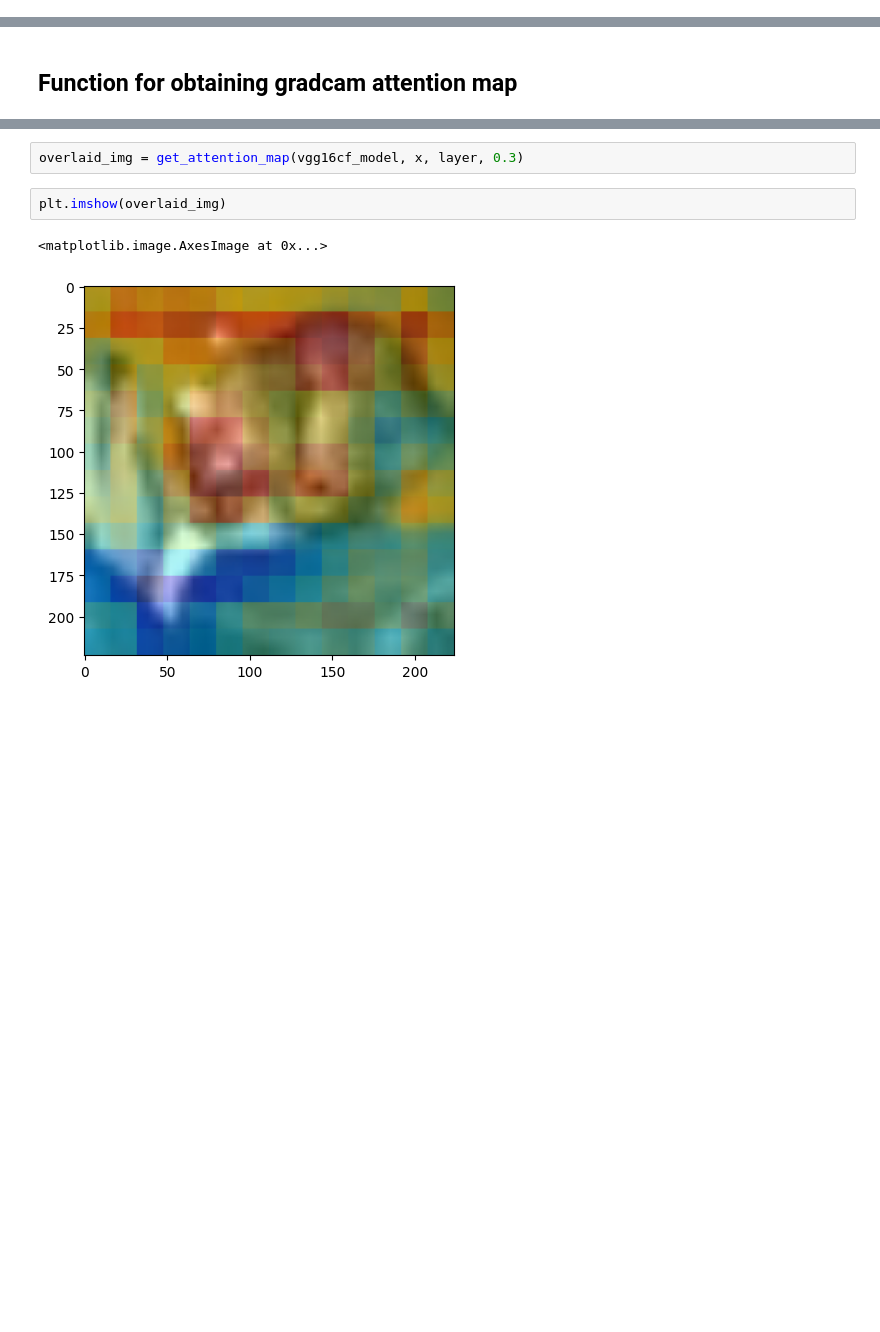
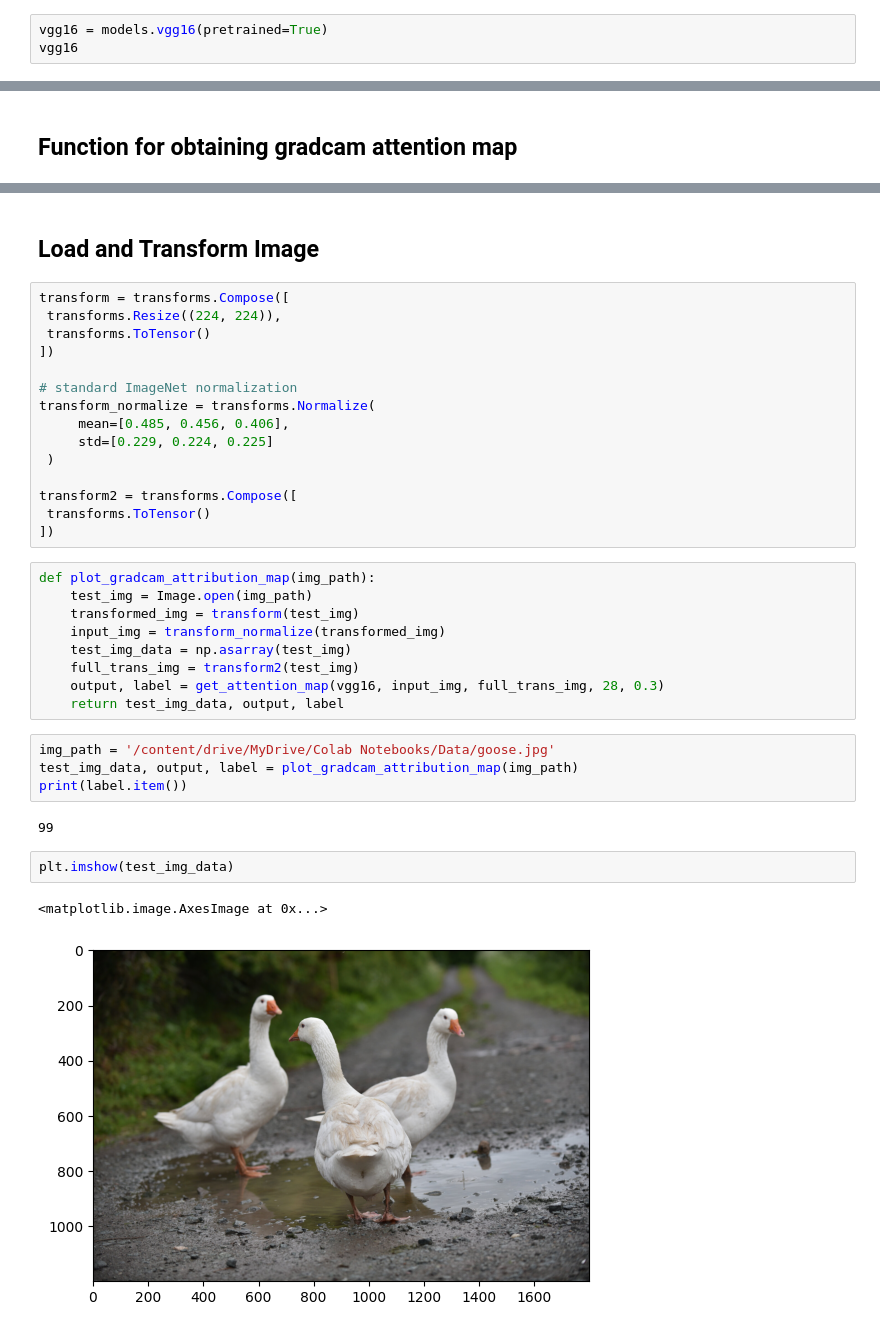
Before and after one commit to Shiska07/Deep-Learning-Projects, a Jupyter notebook: Deep Learning with PyTorch/Model_explanation/visualization_with_captum.ipynb, the cells around one changed output, grey strips where cells are left out. Drawn from its saved outputs; the diff is of its cells as text; blank space fills up the shorter version.

Commit message:
add more images to captum visualization

```diff
--- a/Deep Learning with PyTorch/Model_explanation/visualization_with_captum.ipynb
+++ b/Deep Learning with PyTorch/Model_explanation/visualization_with_captum.ipynb
@@ -131,0 +91,3 @@ CustomModel(
+# %%
+vgg16 = models.vgg16(pretrained=True)
+vgg16
@@ -206,7 +158,37 @@ layer = 28
-# %%
-overlaid_img = get_attention_map(vgg16cf_model, x, layer, 0.3)
+# %% [markdown]
+## Load and Transform Image
+# %%
+transform = transforms.Compose([
+ transforms.Resize((224, 224)),
+ transforms.ToTensor()
+])
+
+# standard ImageNet normalization
+transform_normalize = transforms.Normalize(
+     mean=[0.485, 0.456, 0.406],
+     std=[0.229, 0.224, 0.225]
+ )
+
+transform2 = transforms.Compose([
+ transforms.ToTensor()
+])
+# %%
+def plot_gradcam_attribution_map(img_path):
+    test_img = Image.open(img_path)
+    transformed_img = transform(test_img)
+    input_img = transform_normalize(transformed_img)
+    test_img_data = np.asarray(test_img)
+    full_trans_img = transform2(test_img)
+    output, label = get_attention_map(vgg16, input_img, full_trans_img, 28, 0.3)
+    return test_img_data, output, label
+# %%
+img_path = '/content/drive/MyDrive/Colab Notebooks/Data/goose.jpg'
+test_img_data, output, label = plot_gradcam_attribution_map(img_path)
+print(label.item())
+# %% [output]
+99
 # %%
-plt.imshow(overlaid_img)
+plt.imshow(test_img_data)
 # %% [output]
 <matplotlib.image.AxesImage at 0x...>
-[figure, old version]
+[figure, new version]
```
Also changed, not shown: parts of 24 cells of this notebook, 40 other files.
